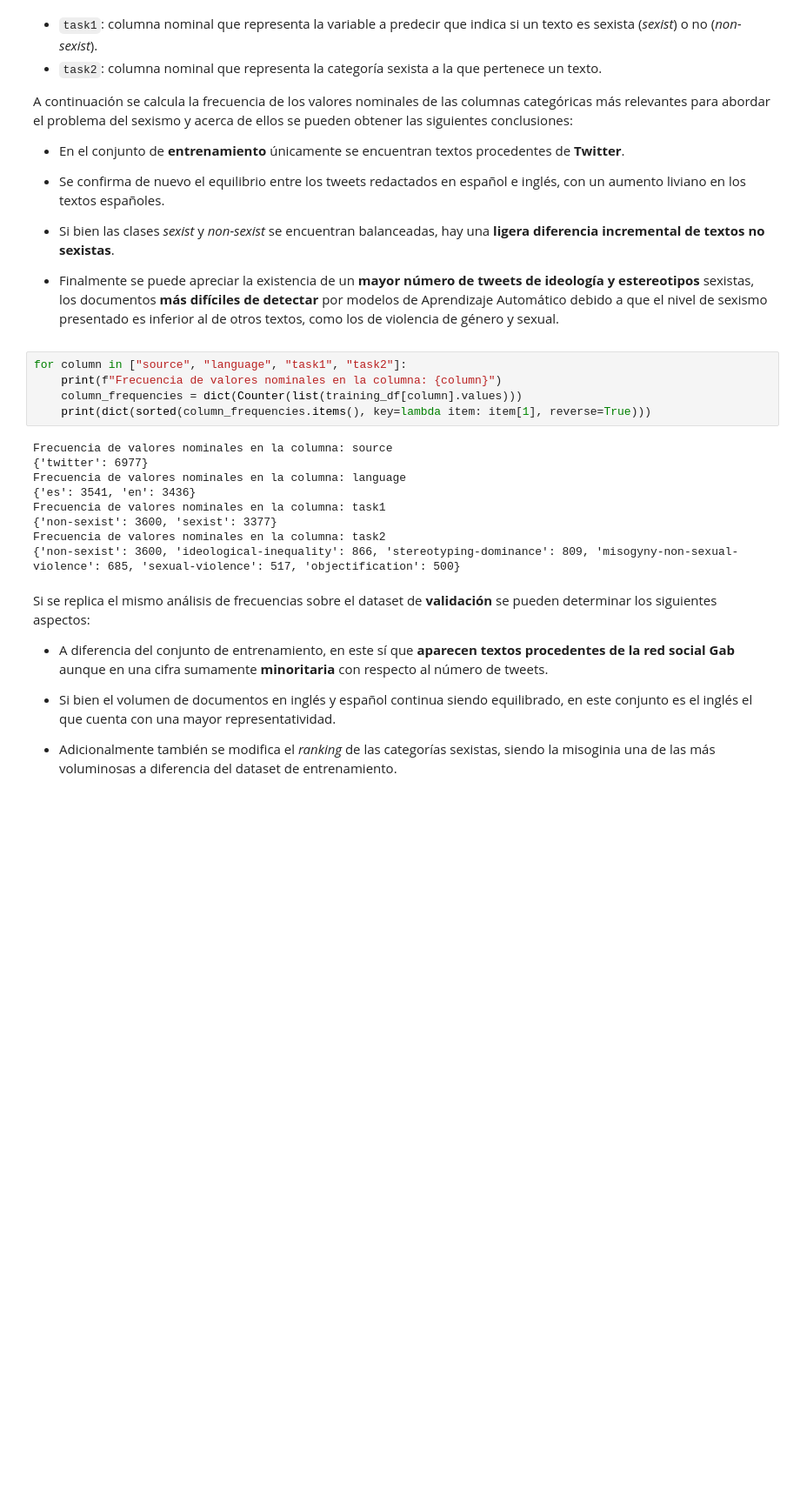
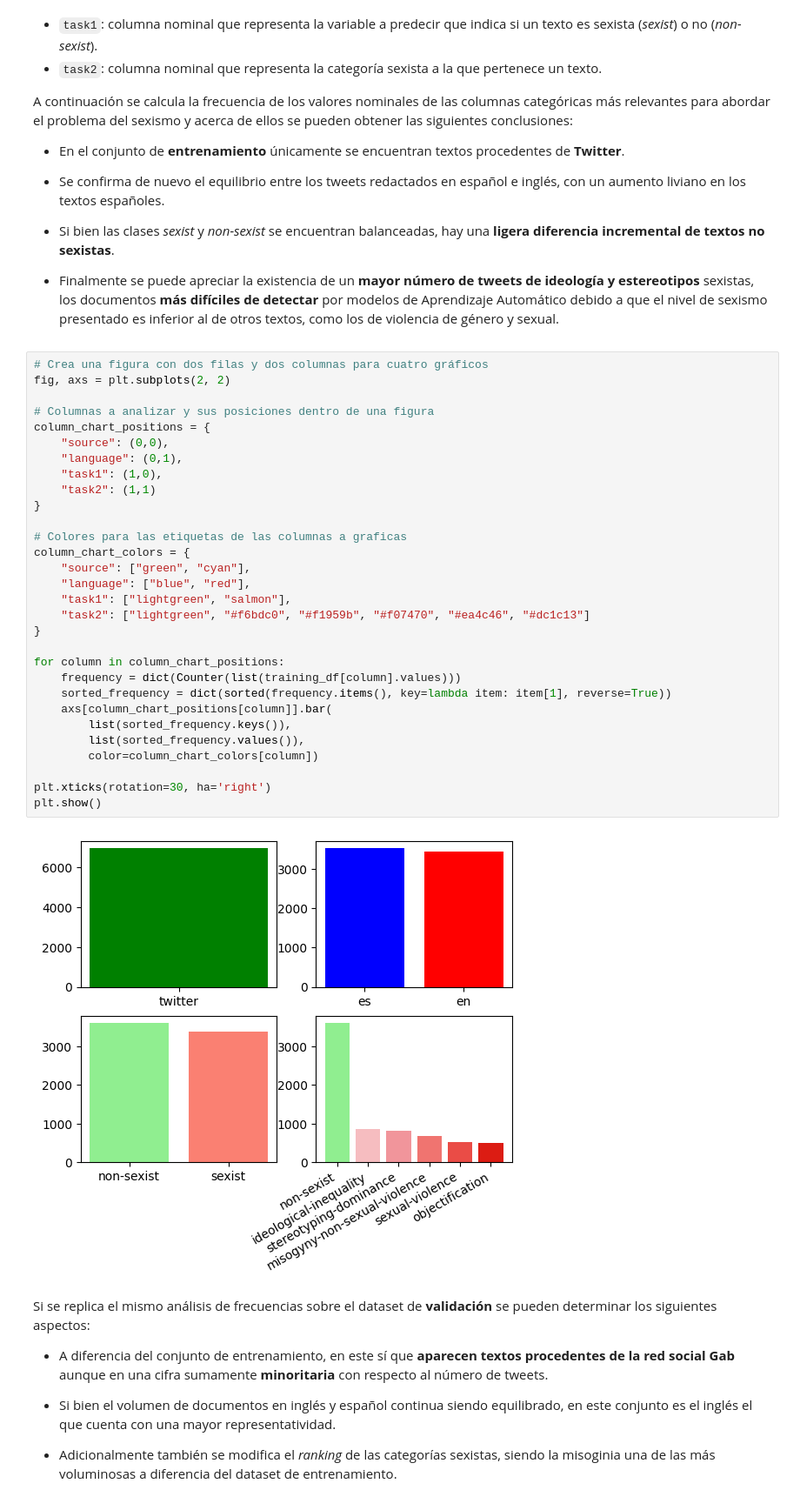
Before and after one commit to lidiasm/DATCOM-TFM, a Jupyter notebook: notebooks/eda.ipynb, the cells around one changed output. Shown at 87% size. Saved outputs shown, nothing was run; the diff lists cells and outputs as text; blank space fills up the shorter version.

Commit message:
Convertidos análisis textuales en visuales #4

```diff
--- a/notebooks/eda.ipynb
+++ b/notebooks/eda.ipynb
@@ -111,20 +106,38 @@ A continuación se calcula la frecuencia de los valores nominales de las columna
 * Si bien las clases *sexist* y *non-sexist* se encuentran balanceadas, hay una **ligera diferencia incremental de textos no sexistas**.
 
 * Finalmente se puede apreciar la existencia de un **mayor número de tweets de ideología y estereotipos** sexistas, los documentos **más difíciles de detectar** por modelos de Aprendizaje Automático debido a que el nivel de sexismo presentado es inferior al de otros textos, como los de violencia de género y sexual.
-# %%
-for column in ["source", "language", "task1", "task2"]:
-    print(f"Frecuencia de valores nominales en la columna: {column}")
-    column_frequencies = dict(Counter(list(training_df[column].values)))
-    print(dict(sorted(column_frequencies.items(), key=lambda item: item[1], reverse=True)))
-# %% [output]
-Frecuencia de valores nominales en la columna: source
-{'twitter': 6977}
-Frecuencia de valores nominales en la columna: language
-{'es': 3541, 'en': 3436}
-Frecuencia de valores nominales en la columna: task1
-{'non-sexist': 3600, 'sexist': 3377}
-Frecuencia de valores nominales en la columna: task2
-{'non-sexist': 3600, 'ideological-inequality': 866, 'stereotyping-dominance': 809, 'misogyny-non-sexual-violence': 685, 'sexual-violence': 517, 'objectification': 500}
+# %%
+# Crea una figura con dos filas y dos columnas para cuatro gráficos
+fig, axs = plt.subplots(2, 2)
+
+# Columnas a analizar y sus posiciones dentro de una figura
+column_chart_positions = {
+    "source": (0,0),
+    "language": (0,1),
+    "task1": (1,0),
+    "task2": (1,1)
+}
+
+# Colores para las etiquetas de las columnas a graficas
+column_chart_colors = {
+    "source": ["green", "cyan"],
+    "language": ["blue", "red"],
+    "task1": ["lightgreen", "salmon"],
+    "task2": ["lightgreen", "#f6bdc0", "#f1959b", "#f07470", "#ea4c46", "#dc1c13"]
+}
+
+for column in column_chart_positions:
+    frequency = dict(Counter(list(training_df[column].values)))
+    sorted_frequency = dict(sorted(frequency.items(), key=lambda item: item[1], reverse=True))
+    axs[column_chart_positions[column]].bar(
+        list(sorted_frequency.keys()),
+        list(sorted_frequency.values()),
+        color=column_chart_colors[column])
+
+plt.xticks(rotation=30, ha='right')
+plt.show()
+# %% [output]
+[figure, added]
 # %% [markdown]
 Si se replica el mismo análisis de frecuencias sobre el dataset de **validación** se pueden determinar los siguientes aspectos:
 
```
Also changed, not shown: parts of 3 cells of this notebook.
